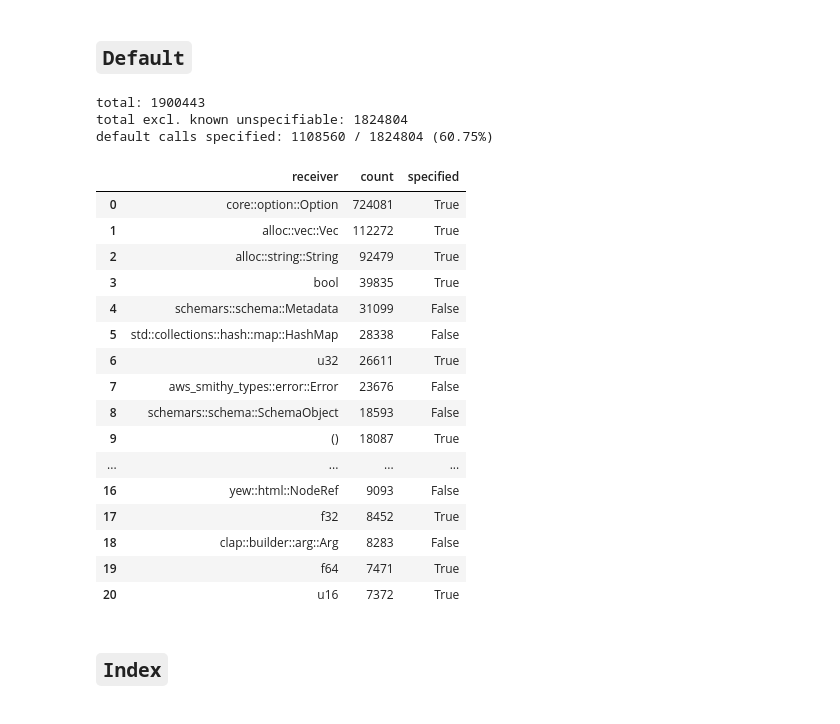
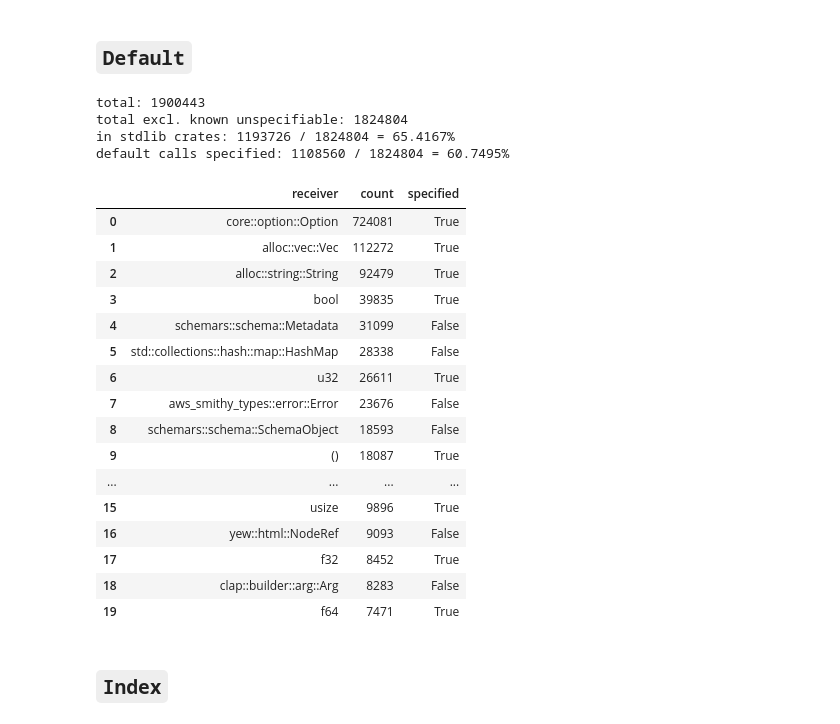
Before and after one commit to juliand665/qrates-eval, a Jupyter notebook: reports/call_target.ipynb, the cells around one changed output. Cells and saved outputs as stored; diff of their text form; code cells hidden in the pictures.

```diff
--- a/reports/call_target.ipynb
+++ b/reports/call_target.ipynb
@@ -664,35 +710,40 @@ default_counts = sum_counts(default_calls, ['receiver'])
 print(f"total: {default_counts['count'].sum()}")
 default_counts.drop(default_counts[default_counts['receiver'].str.isupper()].index, inplace=True)
 default_counts.reset_index(drop=True, inplace=True)
-print(f"total excl. known unspecifiable: {default_counts['count'].sum()}")
+total = default_counts['count'].sum()
+print(f"total excl. known unspecifiable: {total}")
+
+std_total = default_counts[default_counts['receiver'].str.match(std_crate_type_regex)]['count'].sum()
+print("in stdlib crates:", percentage_desc(std_total, total))
 
 default_counts['specified'] = default_counts['receiver'].isin(known_default_types)
 known = default_counts[default_counts['specified']]['count'].sum()
-total = default_counts['count'].sum()
-print(f"default calls specified: {known} / {total} ({known / total * 100:.2f}%)")
-
-default_counts.loc[:20]
+print("default calls specified:", percentage_desc(known, total))
 # %% [output]
 total: 1900443
 total excl. known unspecifiable: 1824804
-default calls specified: 1108560 / 1824804 (60.75%)
+in stdlib crates: 1193726 / 1824804 = 65.4167%
+default calls specified: 1108560 / 1824804 = 60.7495%
-|  | receiver | count | specified |
-| 0 | core::option::Option | 724081 | True |
-| 1 | alloc::vec::Vec | 112272 | True |
-| 2 | alloc::string::String | 92479 | True |
-| 3 | bool | 39835 | True |
-| 4 | schemars::schema::Metadata | 31099 | False |
-| 5 | std::collections::hash::map::HashMap | 28338 | False |
-| 6 | u32 | 26611 | True |
-| 7 | aws_smithy_types::error::Error | 23676 | False |
-| 8 | schemars::schema::SchemaObject | 18593 | False |
-| 9 | () | 18087 | True |
-| ... | ... | ... | ... |
-| 16 | yew::html::NodeRef | 9093 | False |
-| 17 | f32 | 8452 | True |
-| 18 | clap::builder::arg::Arg | 8283 | False |
-| 19 | f64 | 7471 | True |
-| 20 | u16 | 7372 | True |
+# %%
+default_counts[:20]
+# %% [output]
+|  | receiver | count | specified |
+| 0 | core::option::Option | 724081 | True |
+| 1 | alloc::vec::Vec | 112272 | True |
+| 2 | alloc::string::String | 92479 | True |
+| 3 | bool | 39835 | True |
+| 4 | schemars::schema::Metadata | 31099 | False |
+| 5 | std::collections::hash::map::HashMap | 28338 | False |
+| 6 | u32 | 26611 | True |
+| 7 | aws_smithy_types::error::Error | 23676 | False |
+| 8 | schemars::schema::SchemaObject | 18593 | False |
+| 9 | () | 18087 | True |
+| ... | ... | ... | ... |
+| 15 | usize | 9896 | True |
+| 16 | yew::html::NodeRef | 9093 | False |
+| 17 | f32 | 8452 | True |
+| 18 | clap::builder::arg::Arg | 8283 | False |
+| 19 | f64 | 7471 | True |
 # %% [markdown]
 ## `Index`
 # %%
```
Also changed, not shown: parts of 11 cells of this notebook, 2 other files.
